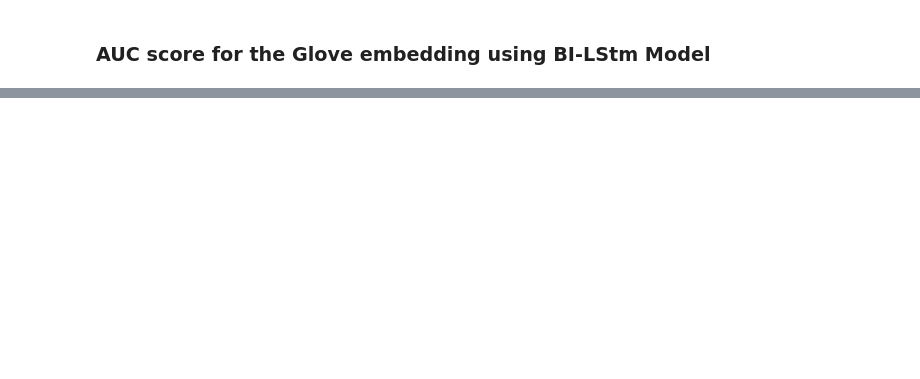
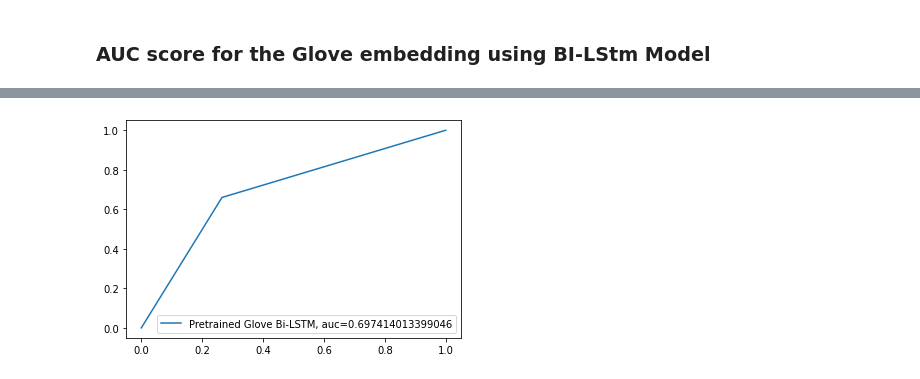
Before and after one commit to mowas455/Text_Mining_Project, a Jupyter notebook: IMDB-GloVe-Bi-LSTM.ipynb, the cells around one changed output, grey strips where cells are left out. Saved outputs shown, nothing was run; the diff lists cells and outputs as text; code cells hidden in the pictures; blank space fills up the shorter version.

```diff
--- a/IMDB-GloVe-Bi-LSTM.ipynb
+++ b/IMDB-GloVe-Bi-LSTM.ipynb
@@ -289,0 +292,8 @@ print(roc_auc_score(testing_labels, predictions ))
+# %%
+fpr, tpr, _ = metrics.roc_curve(testing_labels,  predictions)
+auc = metrics.roc_auc_score(testing_labels, predictions)
+plt.plot(fpr,tpr,label="Pretrained Glove Bi-LSTM, auc="+str(auc))
+plt.legend(loc=4)
+plt.show()
+# %% [output]
+[figure, added]
```
Also changed, not shown: parts of 10 cells of this notebook.
